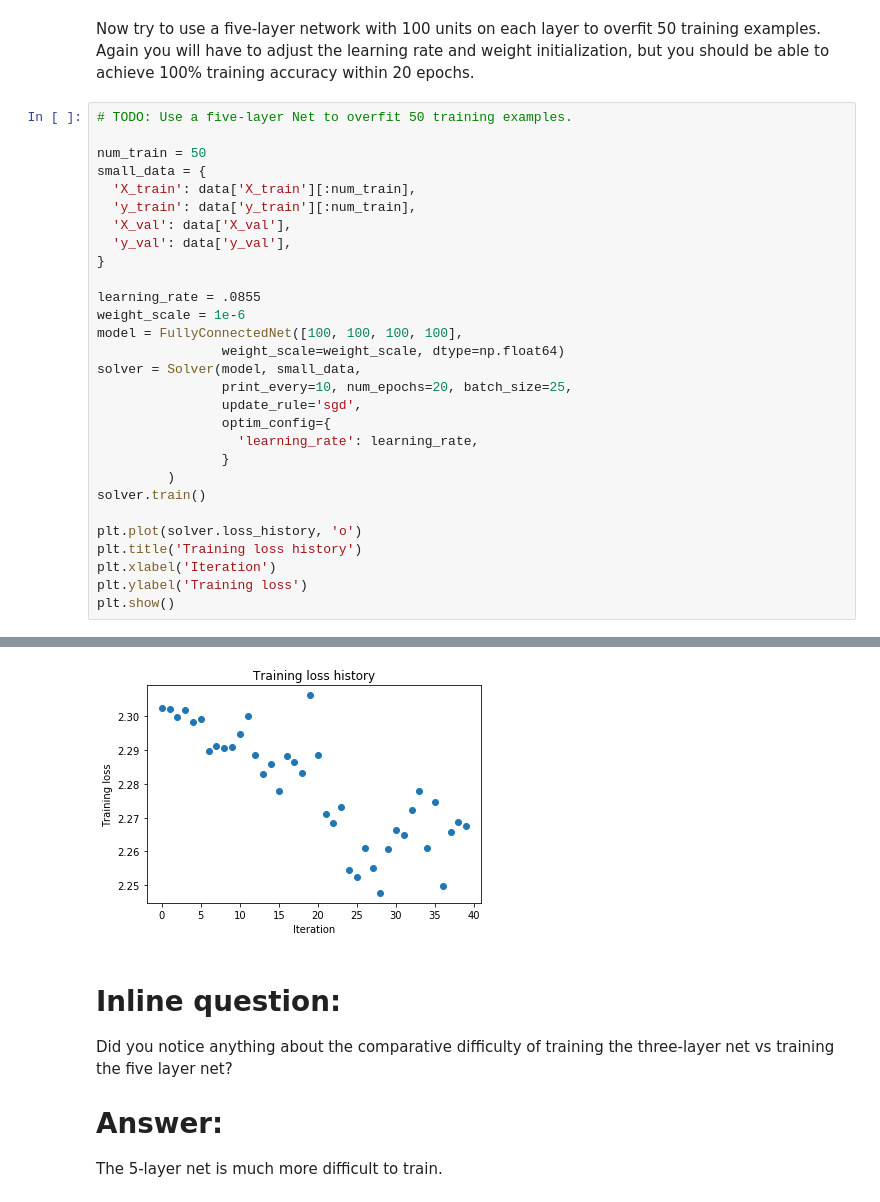
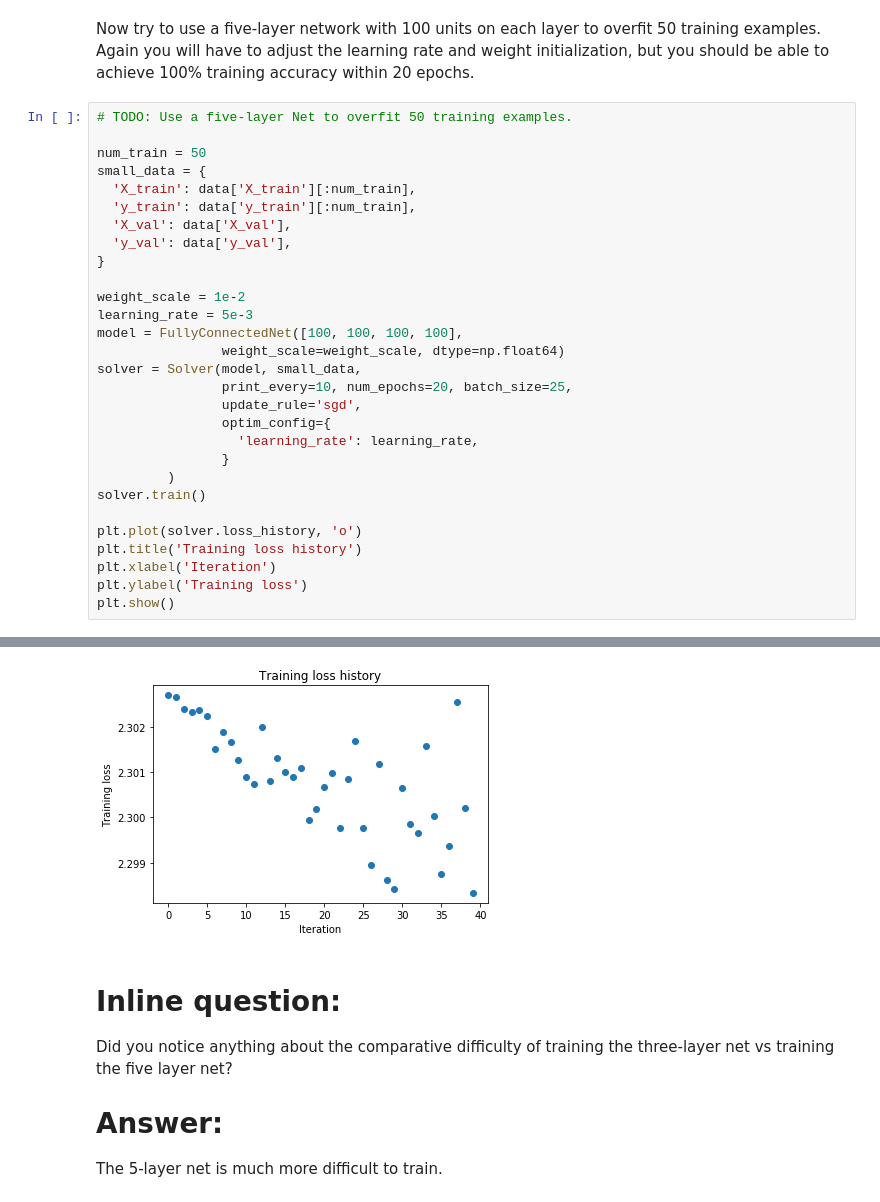
Before and after one commit to mcreng/cs231n, a Jupyter notebook: PA2/FullyConnectedNets.ipynb, the cells around one changed output, grey strips where cells are left out. Saved outputs shown, nothing was run; the diff lists cells and outputs as text.

```diff
--- a/PA2/FullyConnectedNets.ipynb
+++ b/PA2/FullyConnectedNets.ipynb
@@ -478,8 +478,8 @@ small_data = {
   'y_val': data['y_val'],
 }
 
-learning_rate = .0855
-weight_scale = 1e-6
+weight_scale = 1e-2
+learning_rate = 5e-3
 model = FullyConnectedNet([100, 100, 100, 100],
                 weight_scale=weight_scale, dtype=np.float64)
 solver = Solver(model, small_data,
@@ -517,4 +517,4 @@ plt.show()
-[figure, old version]
+[figure, new version]
 # %% [markdown]
 # Inline question:
 Did you notice anything about the comparative difficulty of training the three-layer net vs training the five layer net?
```
Also changed, not shown: parts of 6 cells of this notebook, 5 other files.
